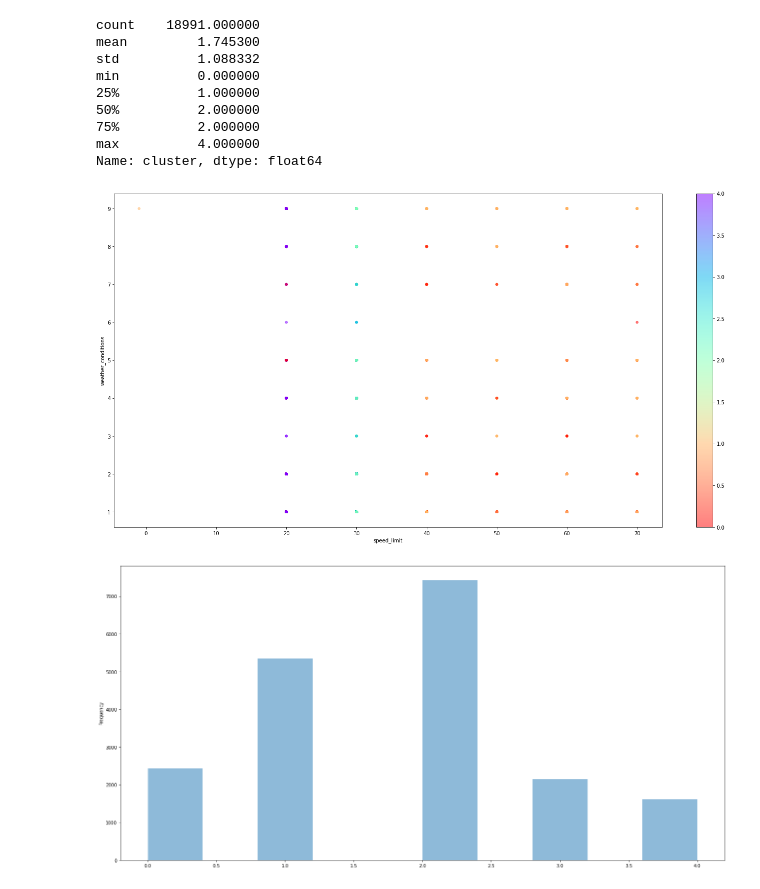
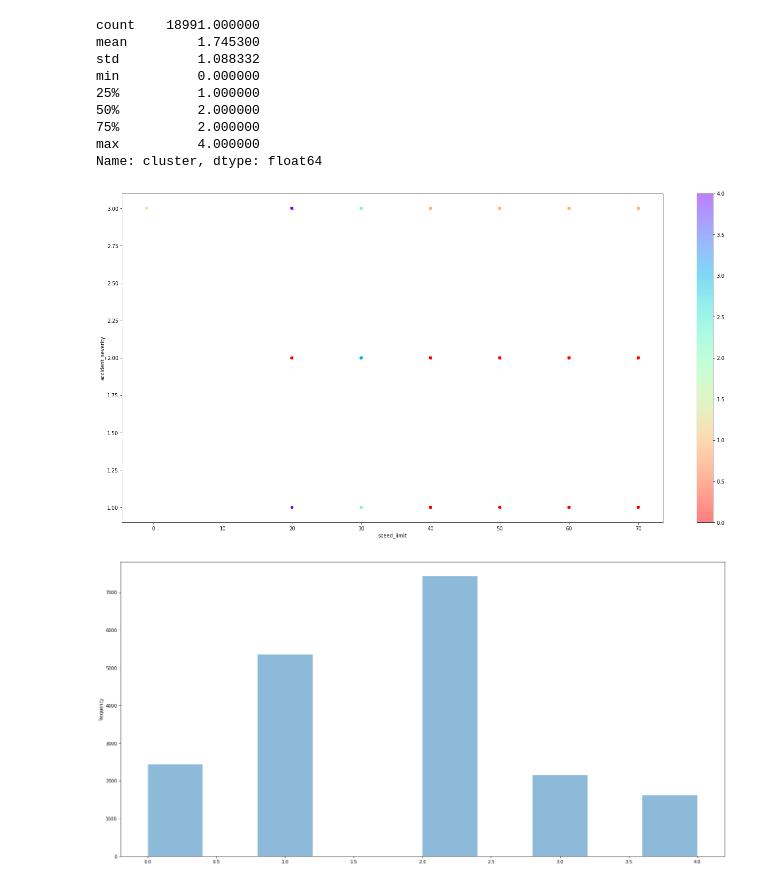
Before and after one commit to MikeHudgell/dsa, a Jupyter notebook: DSA - RTA-kmodes.ipynb, the cells around one changed output. Saved outputs shown, nothing was run; the diff lists cells and outputs as text; code cells hidden in the pictures.

```diff
--- a/DSA - RTA-kmodes.ipynb
+++ b/DSA - RTA-kmodes.ipynb
@@ -212,10 +212,10 @@ max          4.000000
 Name: cluster, dtype: float64
 # %%
 fig, ax = plt.subplots(figsize=(24, 12))
-ax1 = sussex_rta.plot.scatter(ax=ax, alpha=.5, x='speed_limit', y='weather_conditions',
+ax1 = sussex_rta.plot.scatter(ax=ax, alpha=.5, x='speed_limit', y='accident_severity',
                       c=sussex_rta.cluster, cmap='rainbow_r')
 # %% [output]
-[figure, old version]
+[figure, new version]
 # %%
 fig, ax = plt.subplots(figsize=(24, 12))
 ax1 = sussex_rta['cluster'].plot.hist(ax=ax, alpha=.5)
```
Also changed, not shown: parts of 2 cells of this notebook.
